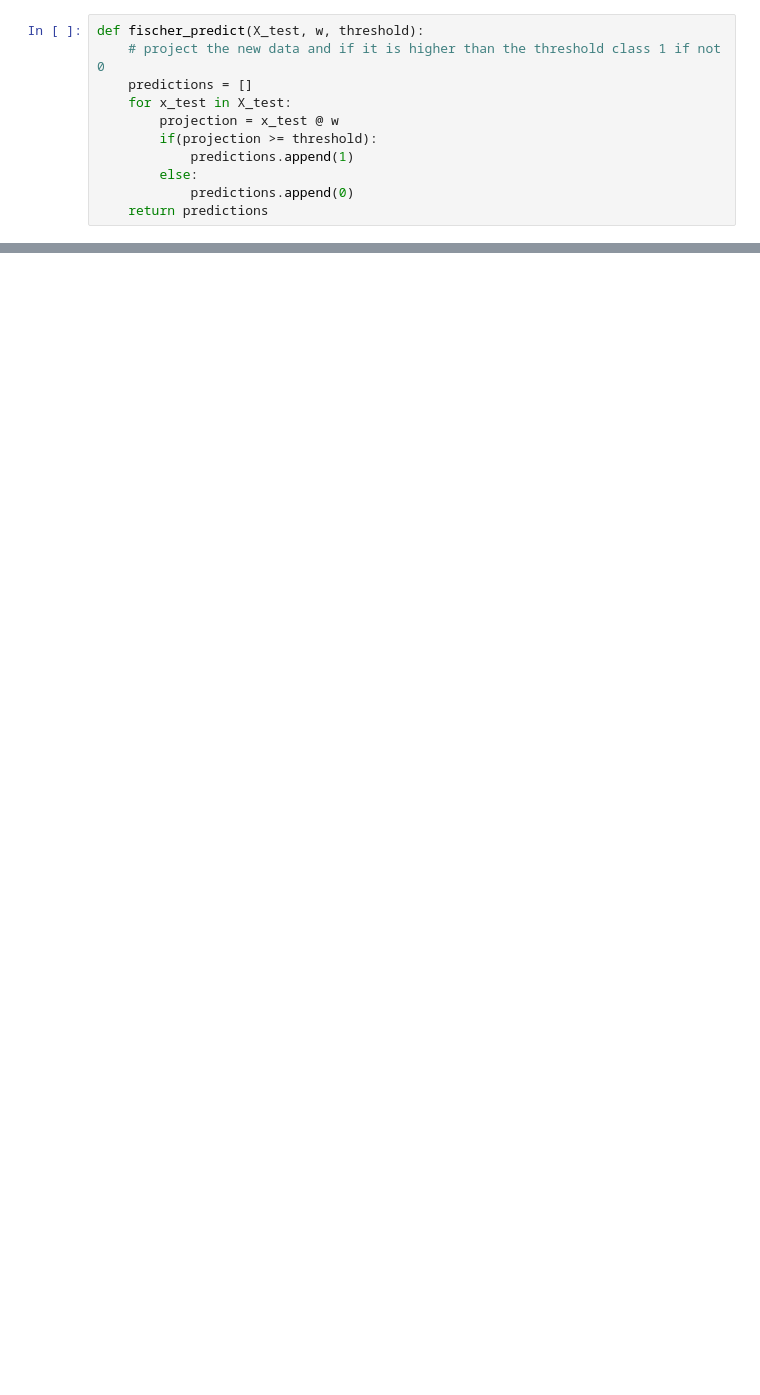
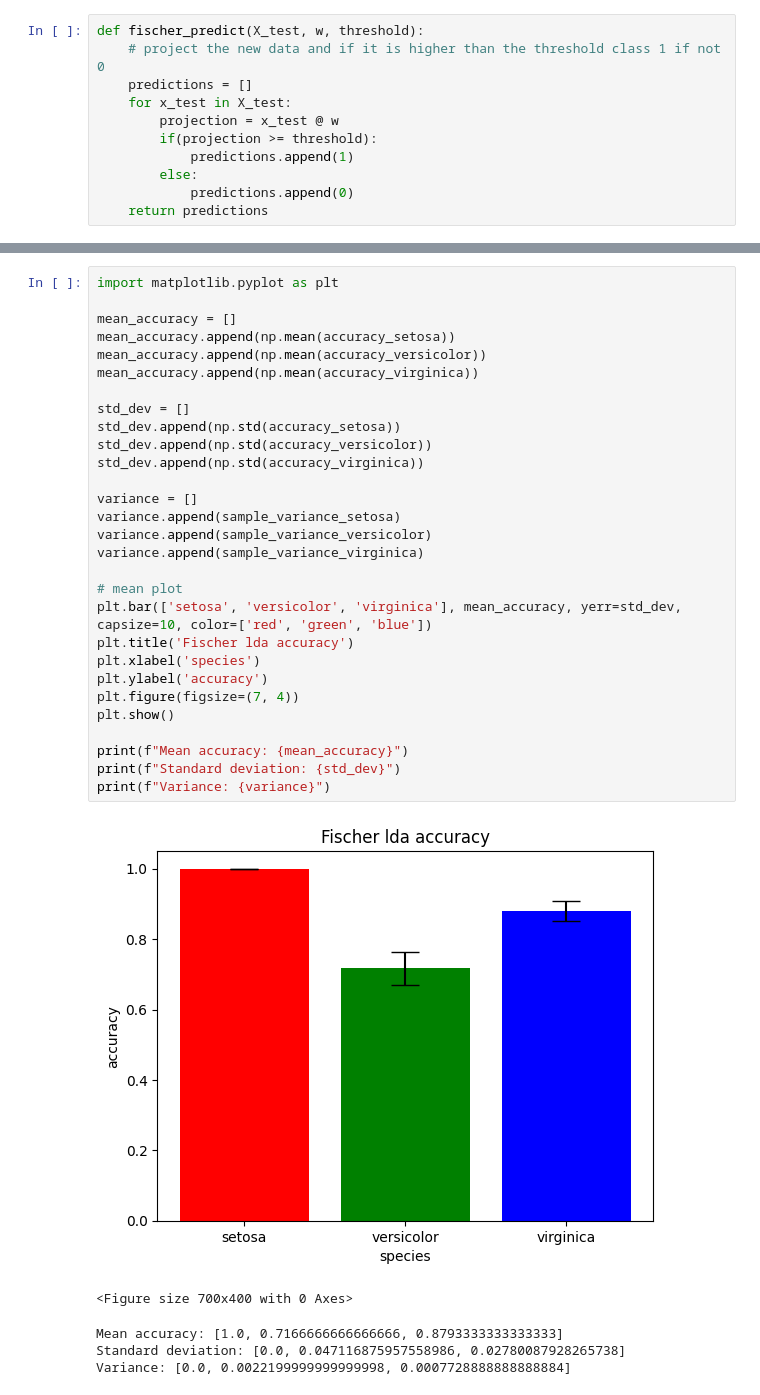
Before and after one commit to Eric-IIP/AMP_Assignment2, a Jupyter notebook: FischerLD.ipynb, the cells around one changed output, grey strips where cells are left out. Saved outputs shown, nothing was run; the diff lists cells and outputs as text; blank space fills up the shorter version.

Commit message:
mean, std, variance added

```diff
--- a/FischerLD.ipynb
+++ b/FischerLD.ipynb
@@ -199,0 +227,35 @@ Mean accuracy of 20 experiments: 0.8793333333333333
+# %%
+import matplotlib.pyplot as plt
+
+mean_accuracy = []
+mean_accuracy.append(np.mean(accuracy_setosa))
+mean_accuracy.append(np.mean(accuracy_versicolor))
+mean_accuracy.append(np.mean(accuracy_virginica))
+
+std_dev = []
+std_dev.append(np.std(accuracy_setosa))
+std_dev.append(np.std(accuracy_versicolor))
+std_dev.append(np.std(accuracy_virginica))
+
+variance = []
+variance.append(sample_variance_setosa)
+variance.append(sample_variance_versicolor)
+variance.append(sample_variance_virginica)
+
+# mean plot
+plt.bar(['setosa', 'versicolor', 'virginica'], mean_accuracy, yerr=std_dev, capsize=10, color=['red', 'green', 'blue'])
+plt.title('Fischer lda accuracy')
+plt.xlabel('species')
+plt.ylabel('accuracy')
+plt.figure(figsize=(7, 4))
+plt.show()
+
+print(f"Mean accuracy: {mean_accuracy}")
+print(f"Standard deviation: {std_dev}")
+print(f"Variance: {variance}")
+# %% [output]
+[figure, added]
+<Figure size 700x400 with 0 Axes>
+Mean accuracy: [1.0, 0.7166666666666666, 0.8793333333333333]
+Standard deviation: [0.0, 0.047116875957558986, 0.02780087928265738]
+Variance: [0.0, 0.0022199999999999998, 0.0007728888888888884]
```
Also changed, not shown: parts of 7 cells of this notebook, 1 other file.
